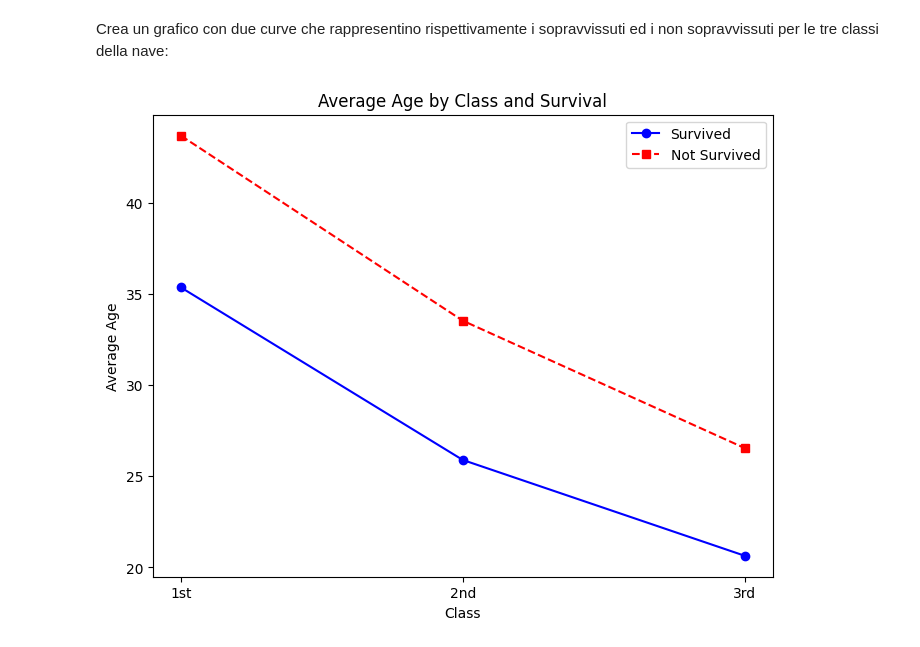
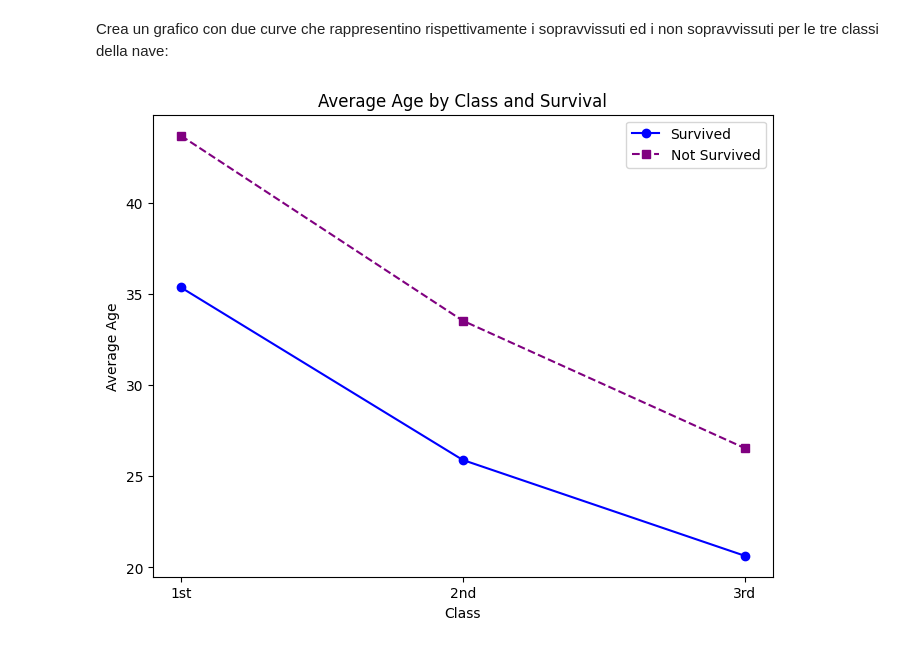
Before and after one commit to NoeBaru/CampusS.T.E.M, a Jupyter notebook: Copia_di_Analisi_Titanic.ipynb, the cells around one changed output. Cells and saved outputs as stored; diff of their text form; code cells hidden in the pictures.

```diff
--- a/Copia_di_Analisi_Titanic.ipynb
+++ b/Copia_di_Analisi_Titanic.ipynb
@@ -141,19 +144,19 @@ Crea un grafico con due curve che rappresentino rispettivamente i sopravvissuti
 # %%
 plt.figure(figsize=(8, 6))
 
 avg_age_survived = [df[(df['Survived'] == 1) & (df['Pclass'] == cls)]['Age'].mean() for cls in classes]
 avg_age_not_survived = [df[(df['Survived'] == 0) & (df['Pclass'] == cls)]['Age'].mean() for cls in classes]
 
 plt.plot(classes, avg_age_survived, marker='o', color='b', label='Survived')
-plt.plot(classes, avg_age_not_survived, marker='s', linestyle='--', color='r', label='Not Survived')
+plt.plot(classes, avg_age_not_survived, marker='s', linestyle='--', color='purple', label='Not Survived')
 
 
 plt.xticks(classes, ["1st", "2nd", "3rd"])
 plt.xlabel("Class")
 plt.ylabel("Average Age")
 plt.title("Average Age by Class and Survival")
 plt.legend()
 
 plt.show()
 # %% [output]
-[figure, old version]
+[figure, new version]
```
Also changed, not shown: parts of 2 cells of this notebook.
